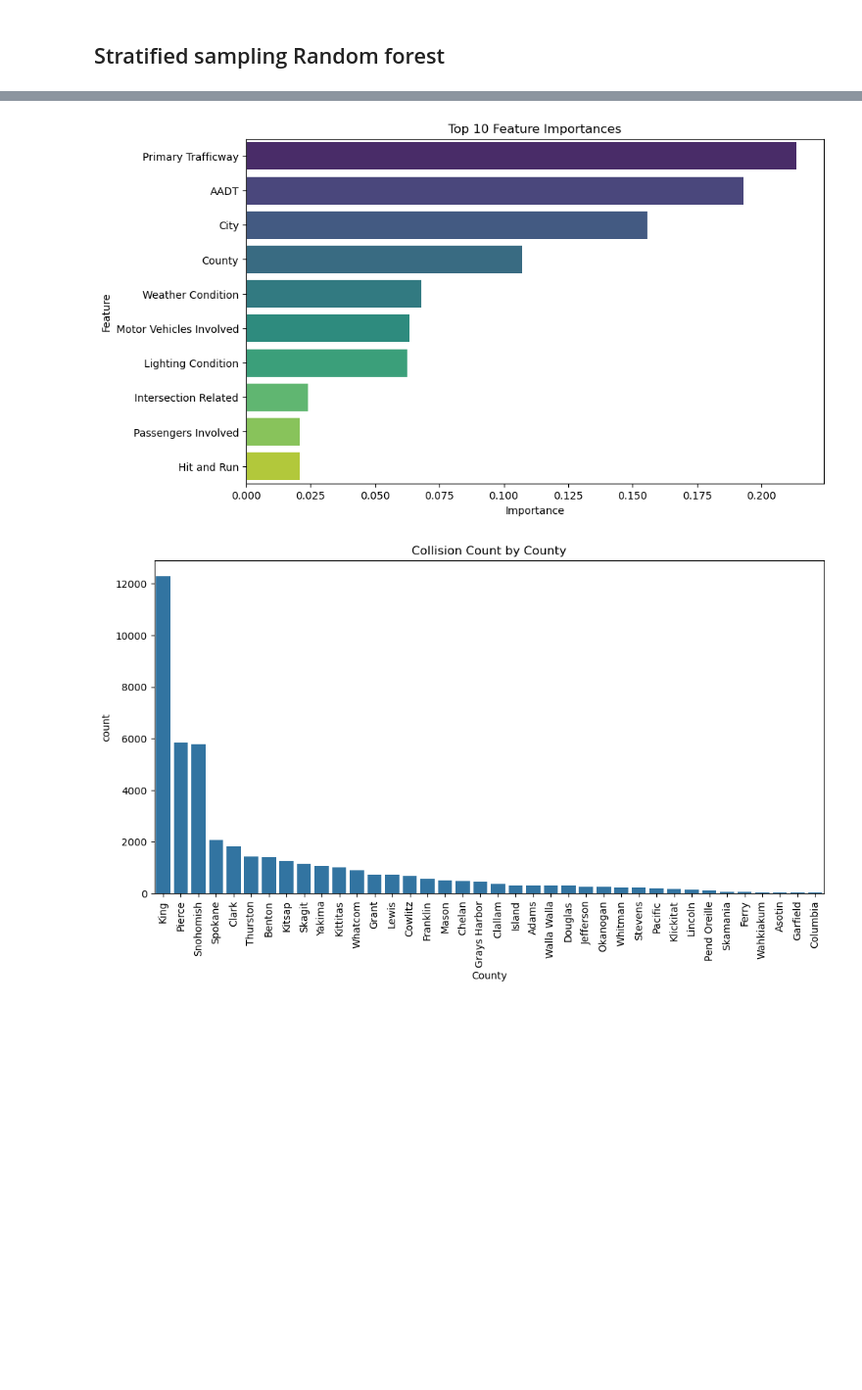
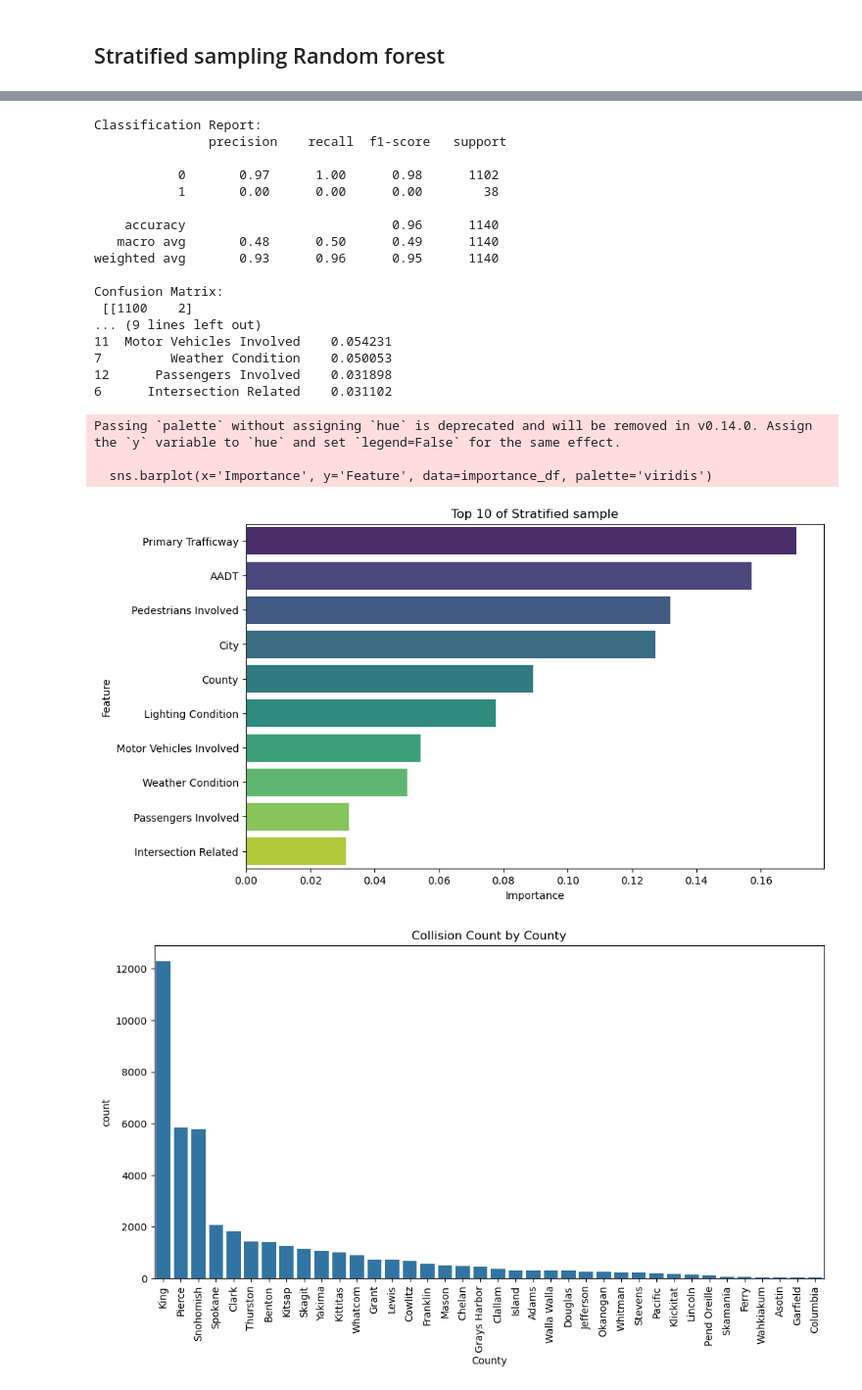
Before and after one commit to anasfathul/ECON481_FinalProject, a Jupyter notebook: AnasFathul_Analysis.ipynb, the cells around one changed output, grey strips where cells are left out. Shown: that part at 98% size. Saved outputs shown, nothing was run; the diff lists cells and outputs as text; code cells hidden in the pictures; blank space fills up the shorter version.

Commit message:
Last update on model analysis

```diff
--- a/AnasFathul_Analysis.ipynb
+++ b/AnasFathul_Analysis.ipynb
@@ -64,22 +64,18 @@ from sklearn.metrics import classification_report, confusion_matrix
 import matplotlib.pyplot as plt
 import seaborn as sns
 
-def randomForest_function(df1):
+def randomForest_function(df1, graph_name):
     """
-    Function that generate features importance from random forest model with 100 tree
+    Function that generate features importance from random forest model with 100 tree and 5-fold cross-validation
     """
     # Filter if needed
-    #car_crash_data = car_crash_data[(car_crash_data["County"] == "King") & (car_crash_data["City"] == "Seattle")]
     car_crash_data = df1
-
-    # Convert the "Collision Date" column to datetime
-    car_crash_data['Collision Date'] = pd.to_datetime(car_crash_data['Collision Date'], errors='coerce')
 
     # Dropping specified columns
     columns_to_drop = [
         'Primary Road Number', 'Secondary Trafficway',
         'Secondary Road Number', 'Block Number', 'Mile Post',
-        'Object Struck', 'Associated State Road Number'
+        'Object Struck', 'Associated State Road Number', 'Collision Date'
     ]
     car_crash_data_cleaned = car_crash_data.drop(columns=columns_to_drop)
 
@@ -90,7 +86,7 @@ def randomForest_function(df1):
         car_crash_data_cleaned[column] = label_encoder.fit_transform(car_crash_data_cleaned[column])
 
     # Features and target variable
-    X = car_crash_data_cleaned.drop(columns=['Collision Report Number', 'Collision Date', 'Injury Severity'])
+    X = car_crash_data_cleaned.drop(columns=['Collision Report Number', 'Injury Severity'])
     y = car_crash_data_cleaned['Injury Severity']
 
     # Encode target variable
@@ -99,19 +95,29 @@ def randomForest_function(df1):
     # Split the data into training and testing sets
     X_train, X_test, y_train, y_test = train_test_split(X, y, test_size=0.2, random_state=42)
 
-    # Build a Random Forest Classifier
-    rf_classifier = RandomForestClassifier(n_estimators=100, random_state=42)
-    rf_classifier.fit(X_train, y_train)
+    # Build a Random Forest Classifier with GridSearchCV
+    rf_classifier = RandomForestClassifier(random_state=42)
+    param_grid = {
+        'n_estimators': [100],
+        'max_features': ['auto', 'sqrt', 'log2'],
+        'max_depth': [None, 10, 20, 30, 40, 50],
+        'criterion': ['gini', 'entropy']
+    }
+    grid_search = GridSearchCV(estimator=rf_classifier, param_grid=param_grid, cv=5, n_jobs=-1, verbose=2)
+    grid_search.fit(X_train, y_train)
+
+    # Get the best estimator
+    best_rf_classifier = grid_search.best_estimator_
 
     # Make predictions
-    y_pred = rf_classifier.predict(X_test)
+    y_pred = best_rf_classifier.predict(X_test)
 
     # Evaluation
     classification_rep = classification_report(y_test, y_pred)
     confusion_mat = confusion_matrix(y_test, y_pred)
 
     # Get feature importances
-    feature_importances = rf_classifier.feature_importances_
+    feature_importances = best_rf_classifier.feature_importances_
     feature_names = X.columns
 
     # Create a DataFrame for the feature importances
@@ -126,10 +132,10 @@ def randomForest_function(df1):
     # Visualizing feature importances
     plt.figure(figsize=(10, 6))
     sns.barplot(x='Importance', y='Feature', data=importance_df, palette='viridis')
-    plt.title('Top 10 Feature Importances')
+    plt.title(graph_name)
     plt.xlabel('Importance')
     plt.ylabel('Feature')
-    plt.savefig("Top10_features_stratified", bbox_inches='tight')
+    plt.savefig(graph_name, bbox_inches='tight')
     plt.show()
 
 def weather_condition(df2):
@@ -316,8 +356,13 @@ def stratified_sample_RF(df4):
     filtered_df = df4.groupby('Associated State Road Number').filter(lambda x: len(x) > 100)
     # sample 100 from each state road
     sampled_df = filtered_df.groupby('Associated State Road Number').apply(lambda x: x.sample(100)).reset_index(drop=True)
+
+    # Change fatality
+    sampled_df['Injury Severity'] = sampled_df['Injury Severity'].apply(
+        lambda x: 1 if x in ['Fatal Collision', 'Serious Injury Collision'] else 0
+    )
     # call rf function
-    randomForest_function(sampled_df)
+    randomForest_function(sampled_df, "Top 10 of Stratified sample")
 
 stratified_sample_RF(raw_df)
 # %% [output]
@@ -344,4 +403,24 @@ Passing `palette` without assigning `hue` is deprecated and will be removed in v
+Classification Report:
+               precision    recall  f1-score   support
+
+           0       0.97      1.00      0.98      1102
+           1       0.00      0.00      0.00        38
+
+    accuracy                           0.96      1140
+   macro avg       0.48      0.50      0.49      1140
+weighted avg       0.93      0.96      0.95      1140
+
+Confusion Matrix:
+ [[1100    2]
+... (9 lines left out)
+11  Motor Vehicles Involved    0.054231
+7         Weather Condition    0.050053
+12      Passengers Involved    0.031898
+6      Intersection Related    0.031102
+Passing `palette` without assigning `hue` is deprecated and will be removed in v0.14.0. Assign the `y` variable to `hue` and set `legend=False` for the same effect.
+
+  sns.barplot(x='Importance', y='Feature', data=importance_df, palette='viridis')
-[figure, old version]
+[figure, new version]
 # %%
 def county_by_collision_count(df2):
 
```
Also changed, not shown: parts of 6 cells of this notebook, 3 other files.
